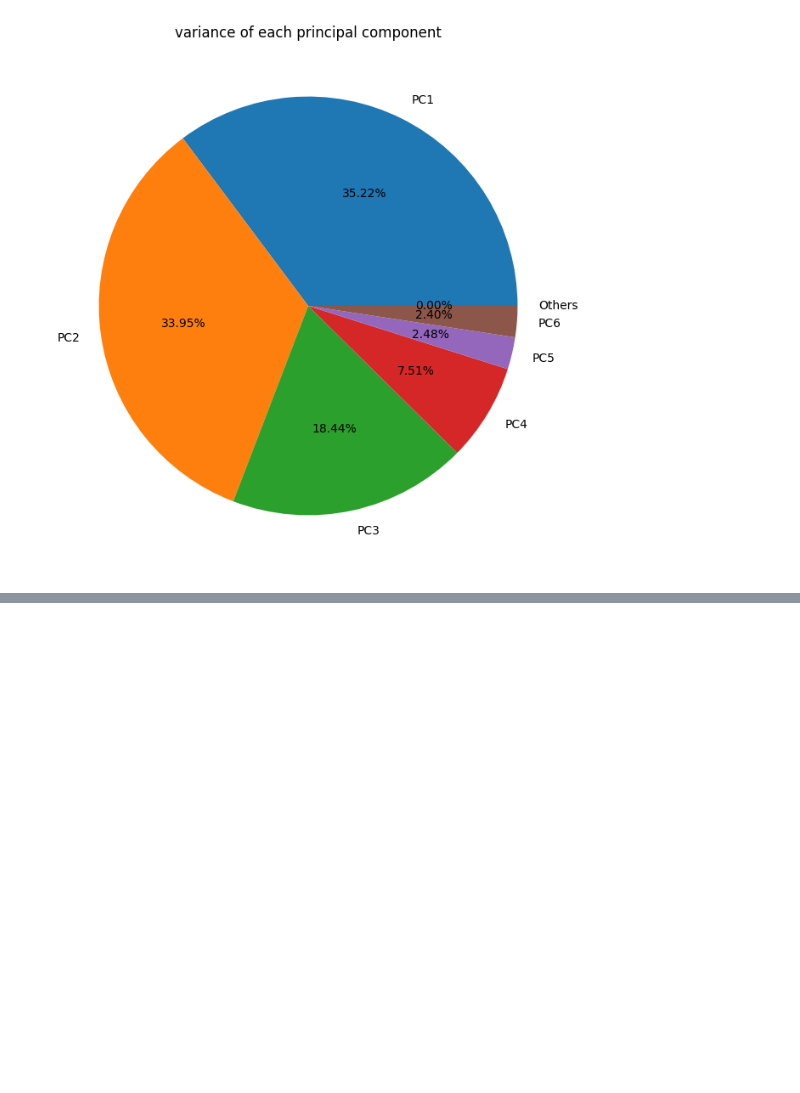
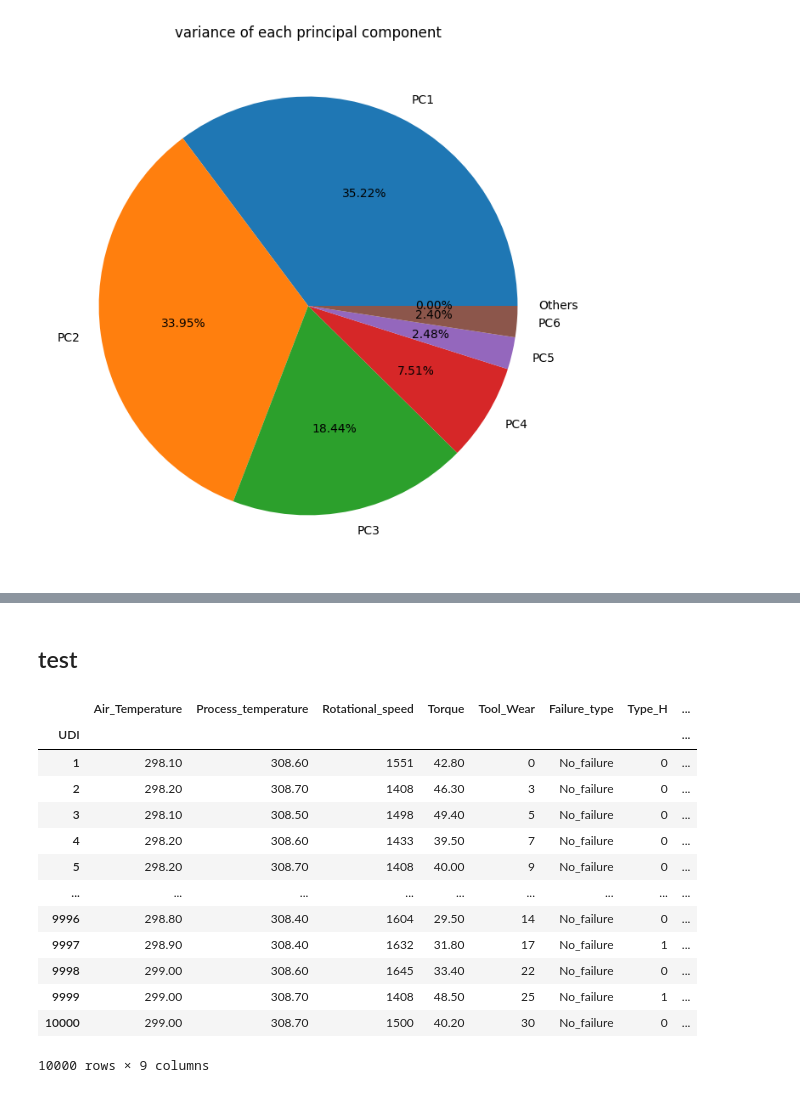
Before and after one commit to Konarovic/Maintenance, a Jupyter notebook: notebook/1_exploration.ipynb, the cells around one changed output, grey strips where cells are left out. Drawn from its saved outputs; the diff is of its cells as text; code cells hidden in the pictures; blank space fills up the shorter version.

```diff
--- a/notebook/1_exploration.ipynb
+++ b/notebook/1_exploration.ipynb
@@ -560,0 +572,2 @@ df_modeling
+# %% [markdown]
+## test
@@ -561 +579,19 @@ df_modeling
+# %%
+df_modeling_updated = pd.get_dummies(df_modeling, columns=['Type'], dtype=int)
+df_modeling_updated
+# %% [output]
+|  | Air_Temperature | Process_temperature | Rotational_speed | Torque | Tool_Wear | Failure_type | Type_H | ... |
+| UDI |  |  |  |  |  |  |  | ... |
+| 1 | 298.10 | 308.60 | 1551 | 42.80 | 0 | No_failure | 0 | ... |
+| 2 | 298.20 | 308.70 | 1408 | 46.30 | 3 | No_failure | 0 | ... |
+| 3 | 298.10 | 308.50 | 1498 | 49.40 | 5 | No_failure | 0 | ... |
+| 4 | 298.20 | 308.60 | 1433 | 39.50 | 7 | No_failure | 0 | ... |
+| 5 | 298.20 | 308.70 | 1408 | 40.00 | 9 | No_failure | 0 | ... |
+| ... | ... | ... | ... | ... | ... | ... | ... | ... |
+| 9996 | 298.80 | 308.40 | 1604 | 29.50 | 14 | No_failure | 0 | ... |
+| 9997 | 298.90 | 308.40 | 1632 | 31.80 | 17 | No_failure | 1 | ... |
+| 9998 | 299.00 | 308.60 | 1645 | 33.40 | 22 | No_failure | 0 | ... |
+| 9999 | 299.00 | 308.70 | 1408 | 48.50 | 25 | No_failure | 1 | ... |
+| 10000 | 299.00 | 308.70 | 1500 | 40.20 | 30 | No_failure | 0 | ... |
+10000 rows × 9 columns
 # %%
```
Also changed, not shown: parts of 33 cells of this notebook.
